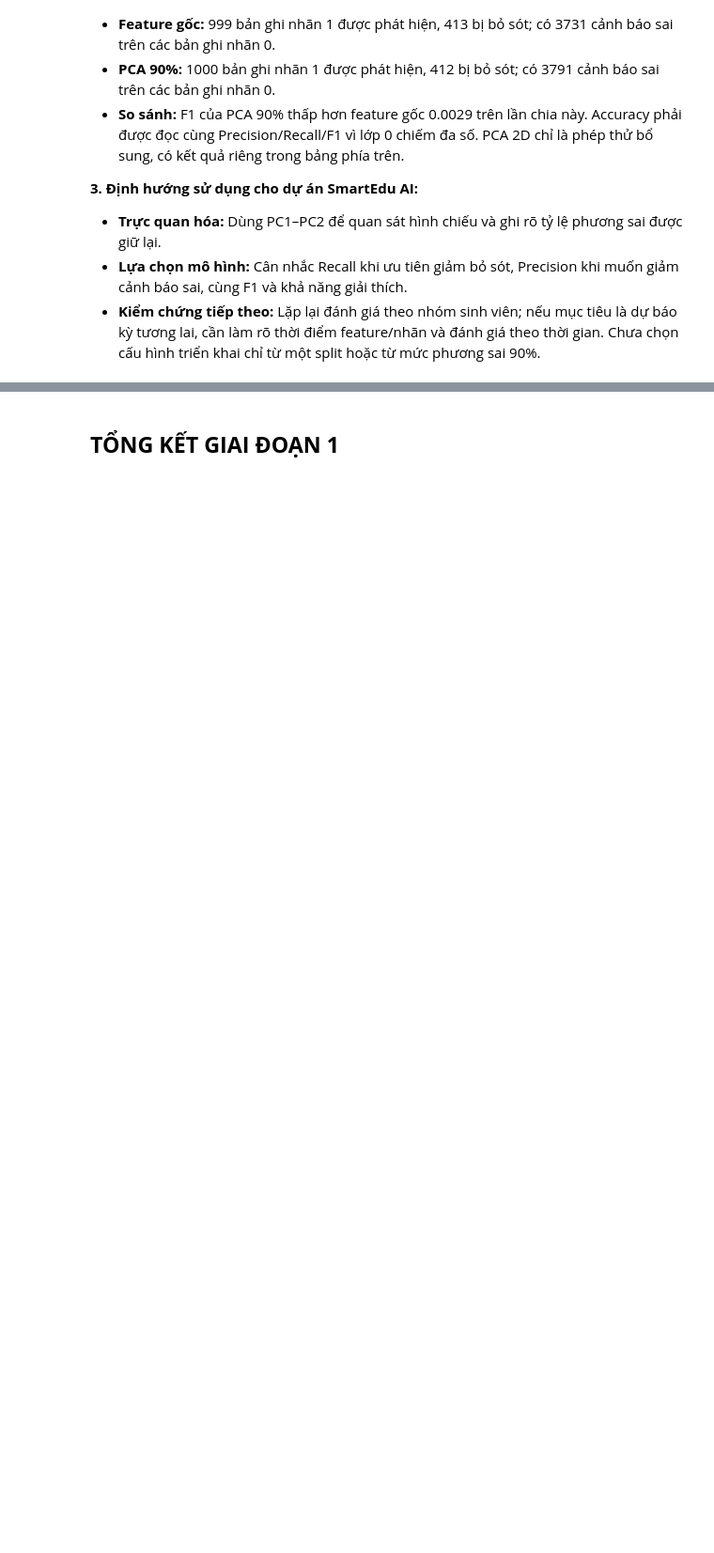
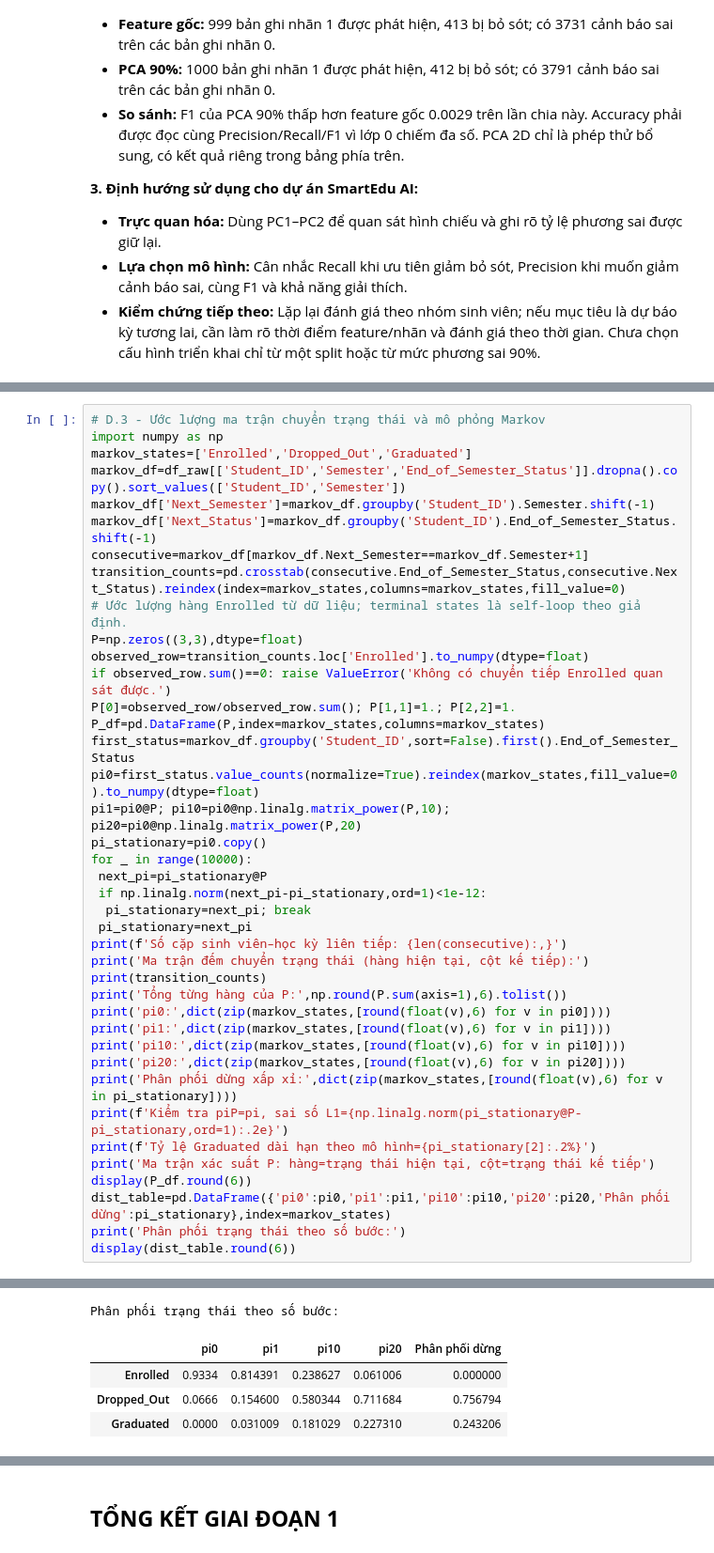
Before and after one commit to Jaybeater/SmartEdu-AI, a Jupyter notebook: notebooks/notebook.ipynb, the cells around one changed output, grey strips where cells are left out. Shown at 94% size. Drawn from its saved outputs; the diff is of its cells as text; blank space fills up the shorter version.

```diff
--- a/notebooks/notebook.ipynb
+++ b/notebooks/notebook.ipynb
@@ -1546,0 +1942,41 @@ Trong lần chạy này, thời gian fit toàn pipeline là **0.1769 giây** cho
+# %%
+# D.3 - Ước lượng ma trận chuyển trạng thái và mô phỏng Markov
+import numpy as np
+markov_states=['Enrolled','Dropped_Out','Graduated']
+markov_df=df_raw[['Student_ID','Semester','End_of_Semester_Status']].dropna().copy().sort_values(['Student_ID','Semester'])
+markov_df['Next_Semester']=markov_df.groupby('Student_ID').Semester.shift(-1)
+markov_df['Next_Status']=markov_df.groupby('Student_ID').End_of_Semester_Status.shift(-1)
+consecutive=markov_df[markov_df.Next_Semester==markov_df.Semester+1]
+transition_counts=pd.crosstab(consecutive.End_of_Semester_Status,consecutive.Next_Status).reindex(index=markov_states,columns=markov_states,fill_value=0)
+# Ước lượng hàng Enrolled từ dữ liệu; terminal states là self-loop theo giả định.
+P=np.zeros((3,3),dtype=float)
+observed_row=transition_counts.loc['Enrolled'].to_numpy(dtype=float)
+if observed_row.sum()==0: raise ValueError('Không có chuyển tiếp Enrolled quan sát được.')
+P[0]=observed_row/observed_row.sum(); P[1,1]=1.; P[2,2]=1.
+P_df=pd.DataFrame(P,index=markov_states,columns=markov_states)
+first_status=markov_df.groupby('Student_ID',sort=False).first().End_of_Semester_Status
+pi0=first_status.value_counts(normalize=True).reindex(markov_states,fill_value=0).to_numpy(dtype=float)
+pi1=pi0@P; pi10=pi0@np.linalg.matrix_power(P,10); pi20=pi0@np.linalg.matrix_power(P,20)
+pi_stationary=pi0.copy()
+for _ in range(10000):
+ next_pi=pi_stationary@P
+ if np.linalg.norm(next_pi-pi_stationary,ord=1)<1e-12:
+  pi_stationary=next_pi; break
+ pi_stationary=next_pi
+print(f'Số cặp sinh viên–học kỳ liên tiếp: {len(consecutive):,}')
+print('Ma trận đếm chuyển trạng thái (hàng hiện tại, cột kế tiếp):')
+print(transition_counts)
+print('Tổng từng hàng của P:',np.round(P.sum(axis=1),6).tolist())
+print('pi0:',dict(zip(markov_states,[round(float(v),6) for v in pi0])))
+print('pi1:',dict(zip(markov_states,[round(float(v),6) for v in pi1])))
+print('pi10:',dict(zip(markov_states,[round(float(v),6) for v in pi10])))
+print('pi20:',dict(zip(markov_states,[round(float(v),6) for v in pi20])))
+print('Phân phối dừng xấp xỉ:',dict(zip(markov_states,[round(float(v),6) for v in pi_stationary])))
+print(f'Kiểm tra piP=pi, sai số L1={np.linalg.norm(pi_stationary@P-pi_stationary,ord=1):.2e}')
+print(f'Tỷ lệ Graduated dài hạn theo mô hình={pi_stationary[2]:.2%}')
+print('Ma trận xác suất P: hàng=trạng thái hiện tại, cột=trạng thái kế tiếp')
+display(P_df.round(6))
+dist_table=pd.DataFrame({'pi0':pi0,'pi1':pi1,'pi10':pi10,'pi20':pi20,'Phân phối dừng':pi_stationary},index=markov_states)
+print('Phân phối trạng thái theo số bước:')
+display(dist_table.round(6))
+# %% [output]
@@ -1546,0 +2003,5 @@ Trong lần chạy này, thời gian fit toàn pipeline là **0.1769 giây** cho
+Phân phối trạng thái theo số bước:
+|  | pi0 | pi1 | pi10 | pi20 | Phân phối dừng |
+| Enrolled | 0.9334 | 0.814391 | 0.238627 | 0.061006 | 0.000000 |
+| Dropped_Out | 0.0666 | 0.154600 | 0.580344 | 0.711684 | 0.756794 |
+| Graduated | 0.0000 | 0.031009 | 0.181029 | 0.227310 | 0.243206 |
```
Also changed, not shown: parts of 34 cells of this notebook, 3 other files.
